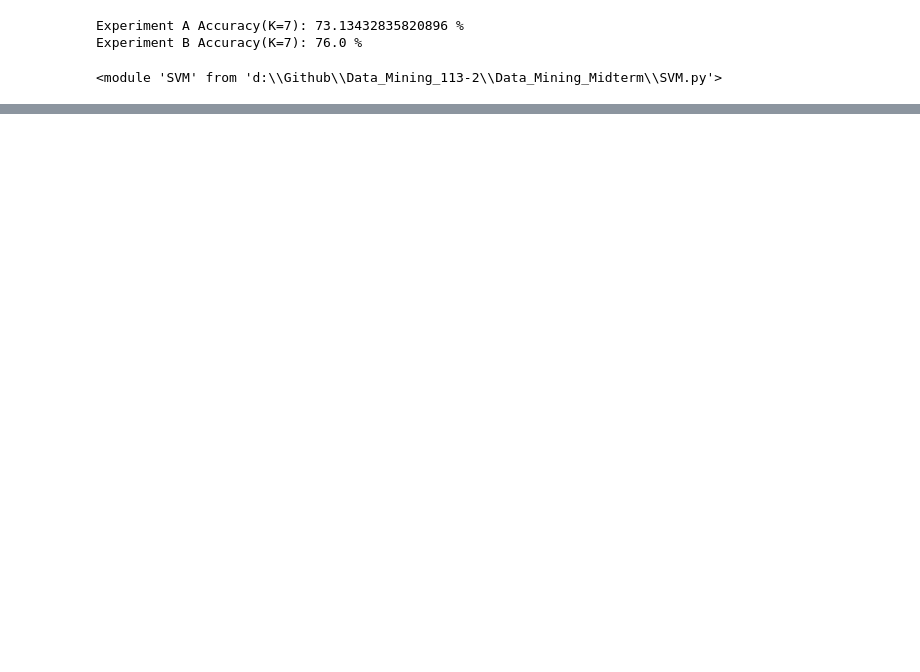
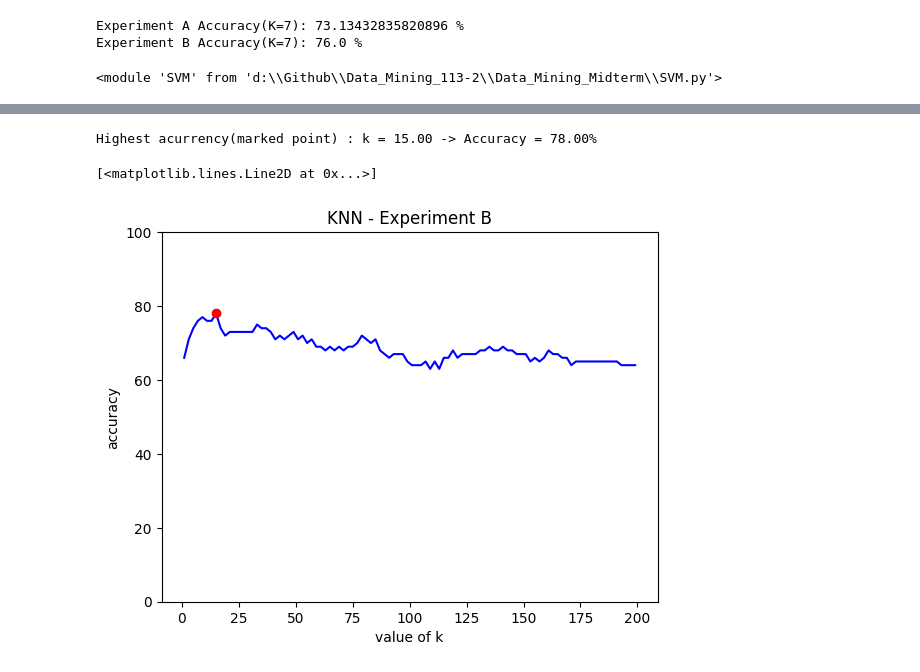
Before and after one commit to Benny0w0Liu/Data_Mining_113-2, a Jupyter notebook: Data_Mining_Midterm/experiment.ipynb, the cells around one changed output, grey strips where cells are left out. Cells and saved outputs as stored; diff of their text form; code cells hidden in the pictures; blank space fills up the shorter version.

```diff
--- a/Data_Mining_Midterm/experiment.ipynb
+++ b/Data_Mining_Midterm/experiment.ipynb
@@ -35,0 +38,19 @@ plt.plot(x, y, 'b-')
+# %%
+# Experiment B
+ax = plt.gca()
+ax.set_ylim([0, 100])
+x = np.array(list(range(1,200,2)))
+y=[]
+for k in x:
+    y.append(KNN.experiment("B",k))
+
+print(f'Highest accuracy(marked point) : k = {x[np.argmax(y)]:.2f} -> Accuracy = {y[np.argmax(y)]:.2f}%')
+plt.scatter(x[np.argmax(y)], y[np.argmax(y)], color='red', zorder=5)
+plt.xlabel('value of k')
+plt.ylabel('accuracy')
+plt.title(f'KNN - Experiment B', fontsize=12)
+plt.plot(x, y, 'b-')
+# %% [output]
+Highest acurrency(marked point) : k = 15.00 -> Accuracy = 78.00%
+[<matplotlib.lines.Line2D at 0x...>]
+[figure, added]
```
Also changed, not shown: parts of 12 cells of this notebook, 2 other files.
